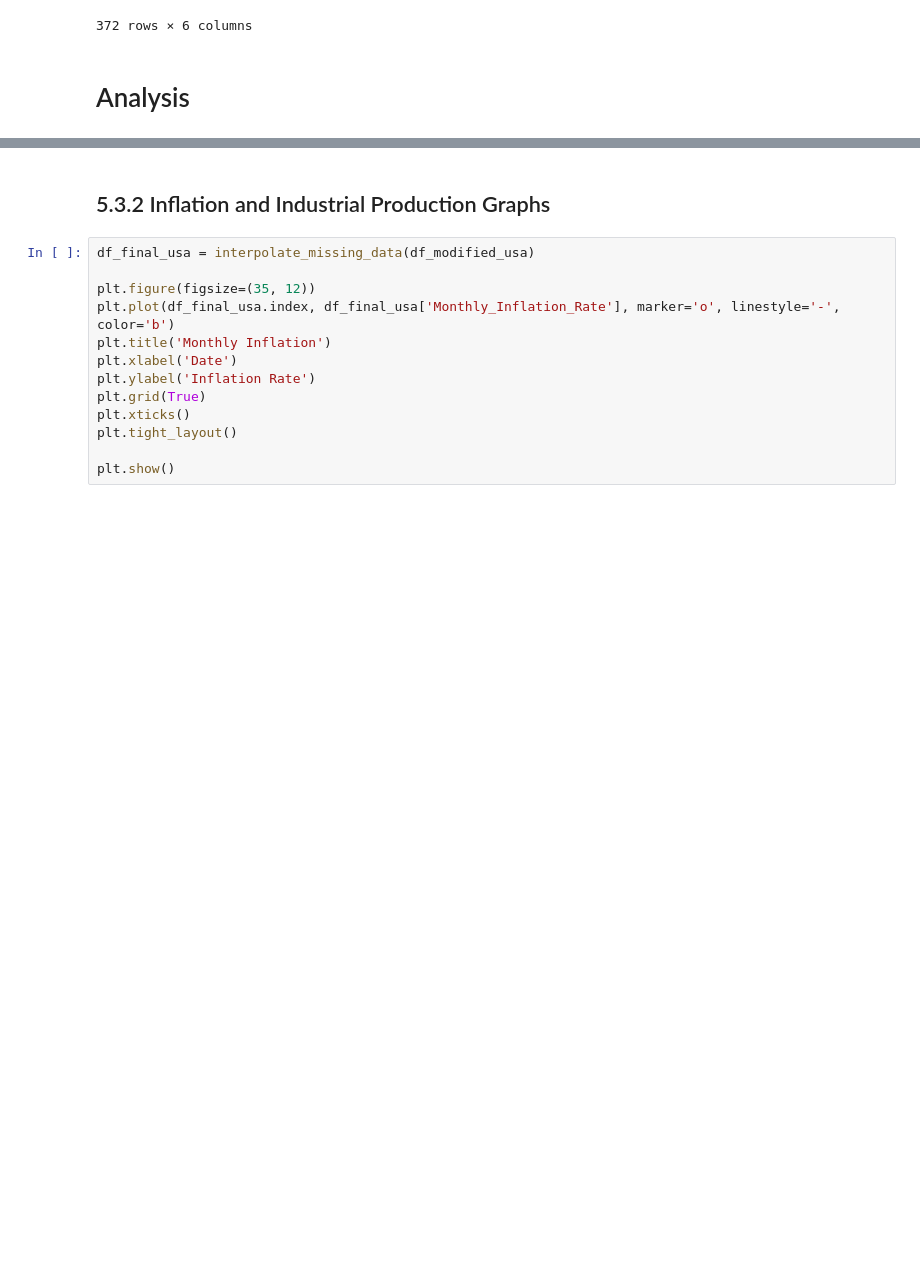
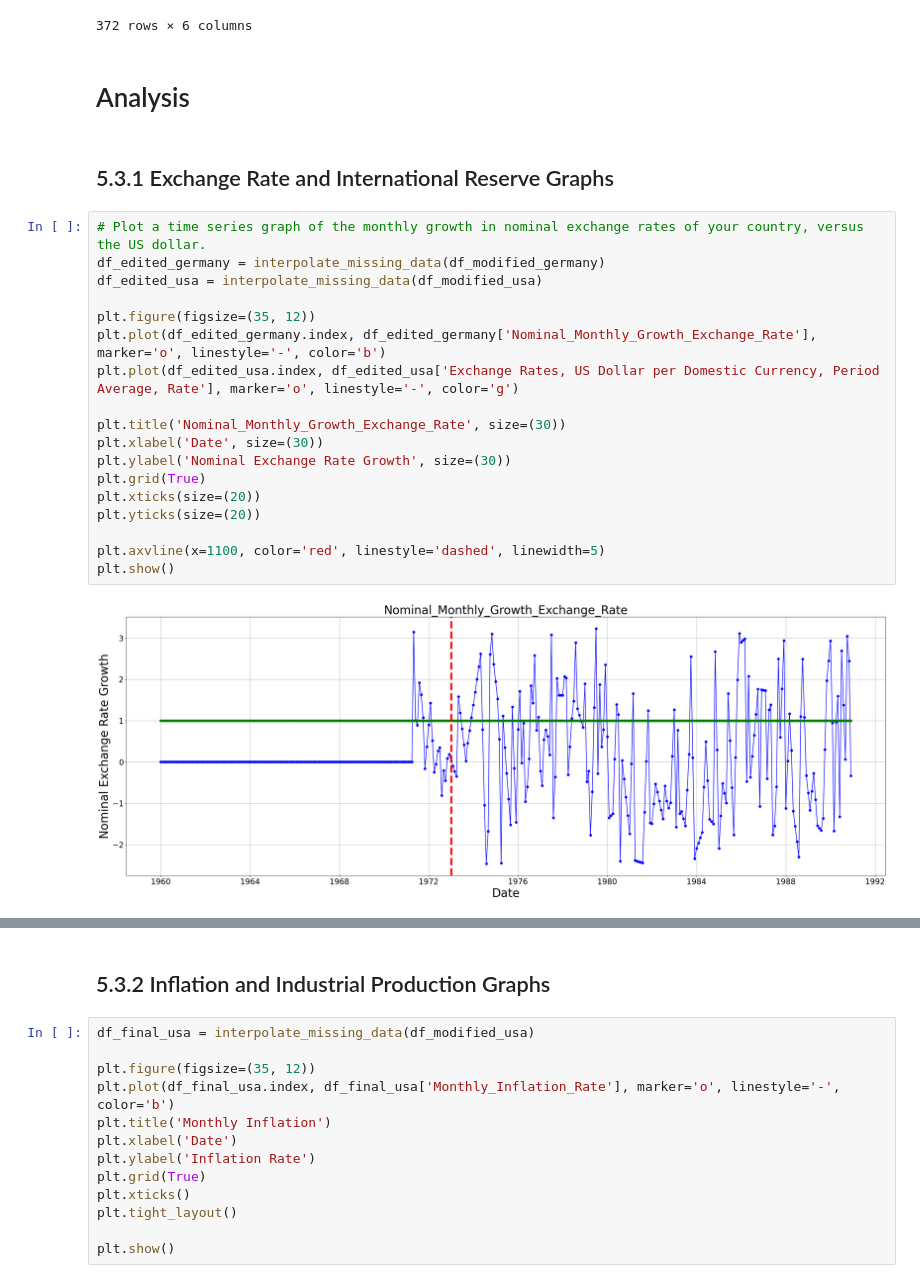
Before and after one commit to Nayrbnat/EC1B1-Coursework, a Jupyter notebook: EC1B1 Coursework.ipynb, the cells around one changed output, grey strips where cells are left out. Cells and saved outputs as stored; diff of their text form; blank space fills up the shorter version.

```diff
--- a/EC1B1 Coursework.ipynb
+++ b/EC1B1 Coursework.ipynb
@@ -292,3 +292,25 @@ interpolate_missing_data(df_modified_usa)
 372 rows × 6 columns
 # %% [markdown]
 # Analysis
+# %% [markdown]
+## 5.3.1 Exchange Rate and International Reserve Graphs
+# %%
+# Plot a time series graph of the monthly growth in nominal exchange rates of your country, versus the US dollar.
+df_edited_germany = interpolate_missing_data(df_modified_germany)
+df_edited_usa = interpolate_missing_data(df_modified_usa)
+
+plt.figure(figsize=(35, 12))
+plt.plot(df_edited_germany.index, df_edited_germany['Nominal_Monthly_Growth_Exchange_Rate'], marker='o', linestyle='-', color='b')
+plt.plot(df_edited_usa.index, df_edited_usa['Exchange Rates, US Dollar per Domestic Currency, Period Average, Rate'], marker='o', linestyle='-', color='g')
+
+plt.title('Nominal_Monthly_Growth_Exchange_Rate', size=(30))
+plt.xlabel('Date', size=(30))
+plt.ylabel('Nominal Exchange Rate Growth', size=(30))
+plt.grid(True)
+plt.xticks(size=(20))
+plt.yticks(size=(20))
+
+plt.axvline(x=1100, color='red', linestyle='dashed', linewidth=5)
+plt.show()
+# %% [output]
+[figure, added]
```
Also changed, not shown: parts of 6 cells of this notebook, 2 other files.
